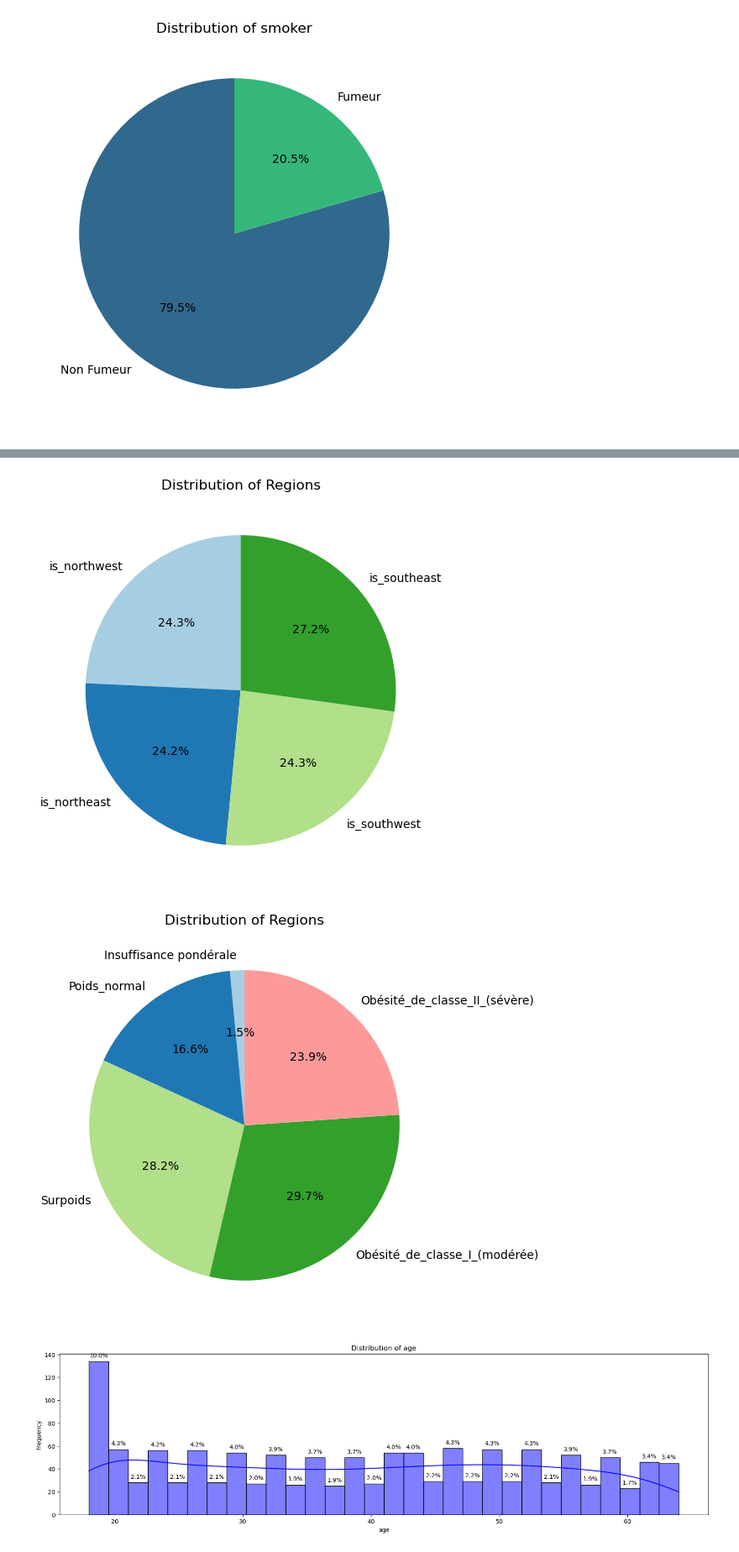
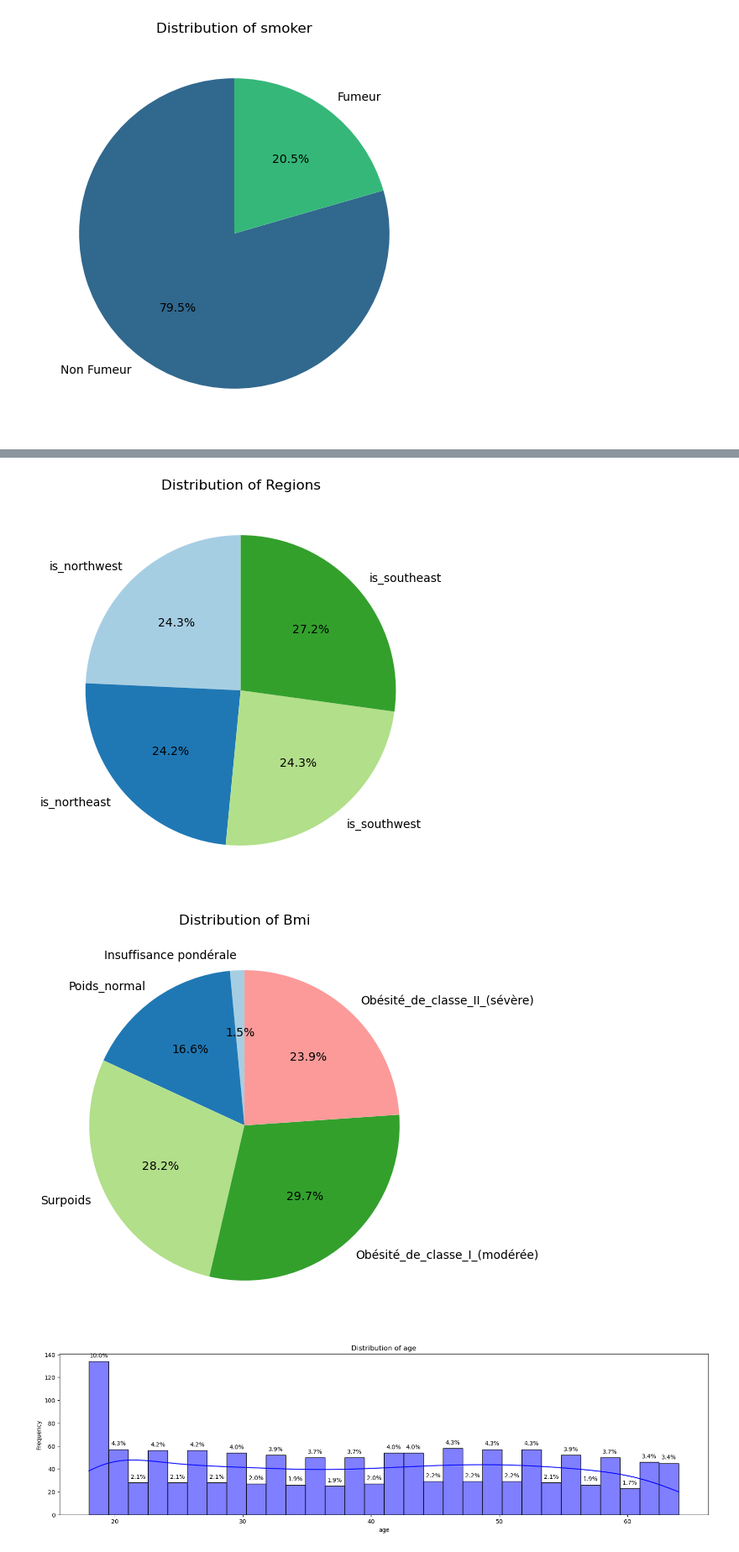
Before and after one commit to ElieLECAS/Assurance_FE, a Jupyter notebook: NoteBook_Analyse.ipynb, the cells around one changed output, grey strips where cells are left out. Shown at 84% size. Saved outputs shown, nothing was run; the diff lists cells and outputs as text; code cells hidden in the pictures.

```diff
--- a/NoteBook_Analyse.ipynb
+++ b/NoteBook_Analyse.ipynb
@@ -62,26 +82,26 @@ for col in binary_columns:
 # %%
 region_col = df_clean[['is_northwest', 'is_northeast', 'is_southwest', 'is_southeast']]
 
 distribution = region_col.sum() / len(region_col) * 100
 
 plt.figure(figsize=(6, 6))
 plt.pie(distribution, labels=distribution.index, autopct='%1.1f%%', startangle=90, colors=plt.cm.Paired.colors)
 
 plt.title('Distribution of Regions')
 plt.show()
 
 bmi_col = df_clean[['Insuffisance pondérale', 'Poids_normal', 'Surpoids', 'Obésité_de_classe_I_(modérée)', 'Obésité_de_classe_II_(sévère)']]
 
 distribution = bmi_col.sum() / len(bmi_col) * 100
 
 plt.figure(figsize=(6, 6))
 plt.pie(distribution, labels=distribution.index, autopct='%1.1f%%', startangle=90, colors=plt.cm.Paired.colors)
 
-plt.title('Distribution of Regions')
+plt.title('Distribution of Bmi')
 plt.show()
 # %% [output]
 [figure]
-[figure, old version]
+[figure, new version]
 # %%
 numeric_columns = df_clean_without_charges.select_dtypes(include=['float64', 'int64']).columns
 for col in numeric_columns:
```
Also changed, not shown: parts of 2 cells of this notebook, 4 other files.
